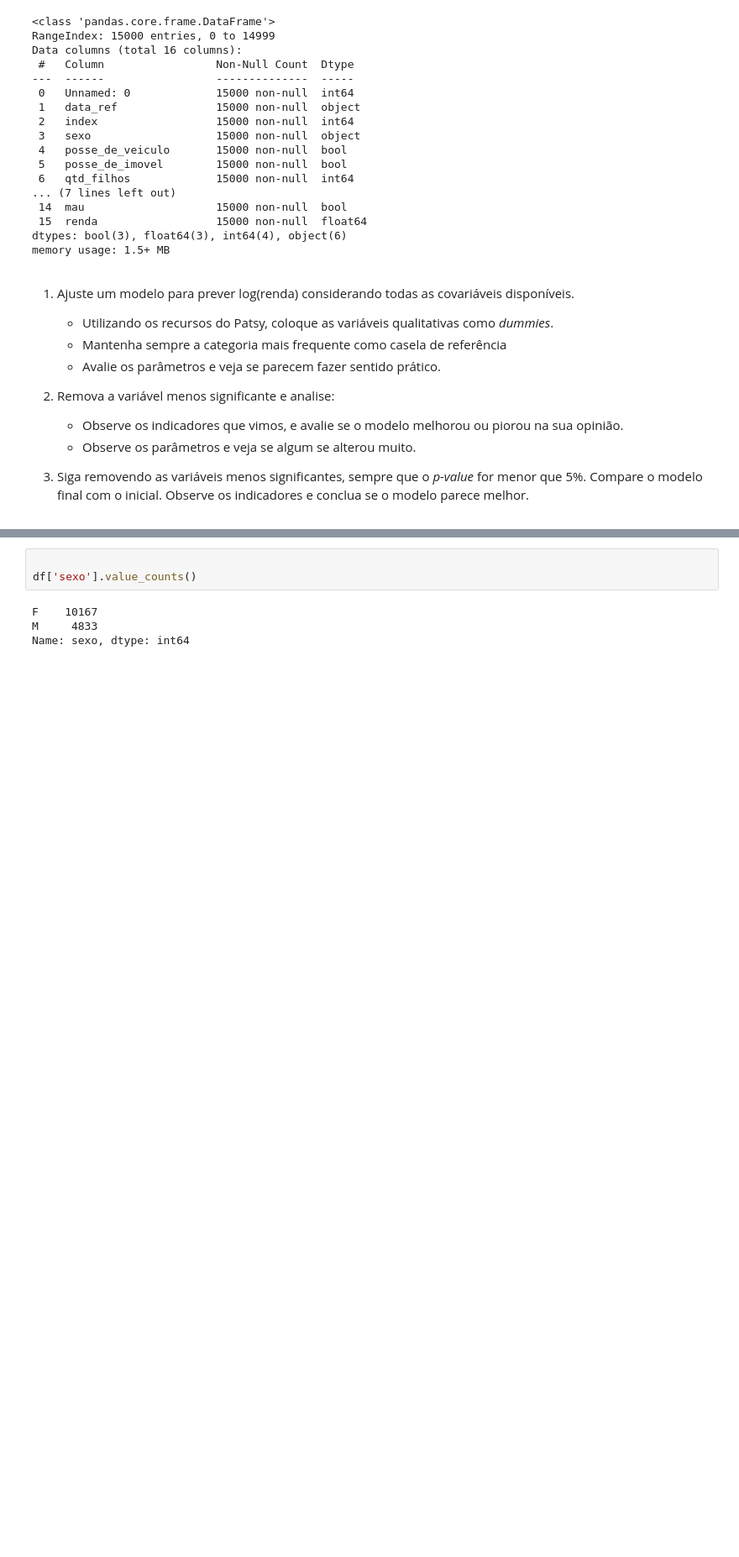
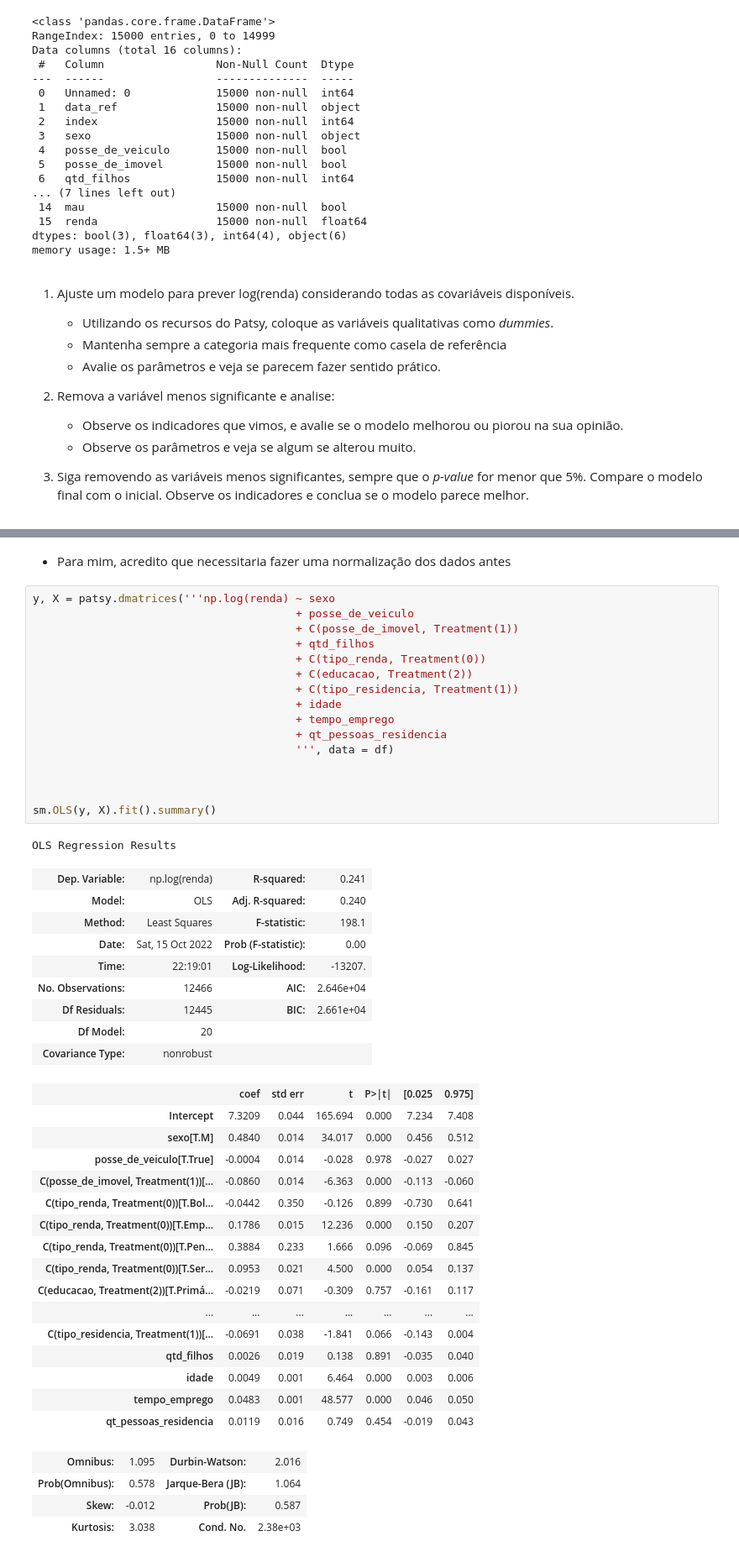
Before and after one commit to lgrdcmt/ebac_exercicios, a Jupyter notebook: Mod13 - Exerc01.ipynb, the cells around one changed output, grey strips where cells are left out. Shown: that part at 84% size. Saved outputs shown, nothing was run; the diff lists cells and outputs as text; blank space fills up the shorter version.

```diff
--- a/Mod13 - Exerc01.ipynb
+++ b/Mod13 - Exerc01.ipynb
@@ -124,7 +190,49 @@ Notes:
-# %%
-
-df['sexo'].value_counts()
-# %% [output]
-F    10167
-M     4833
-Name: sexo, dtype: int64
+# %% [markdown]
+ - Para mim, acredito que necessitaria fazer uma normalização dos dados antes
+# %%
+y, X = patsy.dmatrices('''np.log(renda) ~ sexo
+                                        + posse_de_veiculo
+                                        + C(posse_de_imovel, Treatment(1))
+                                        + qtd_filhos
+                                        + C(tipo_renda, Treatment(0))
+                                        + C(educacao, Treatment(2))
+                                        + C(tipo_residencia, Treatment(1))
+                                        + idade
+                                        + tempo_emprego
+                                        + qt_pessoas_residencia
+                                        ''', data = df)
+
+
+
+sm.OLS(y, X).fit().summary()
+# %% [output]
+OLS Regression Results
+| Dep. Variable: | np.log(renda) | R-squared: | 0.241 |
+| Model: | OLS | Adj. R-squared: | 0.240 |
+| Method: | Least Squares | F-statistic: | 198.1 |
+| Date: | Sat, 15 Oct 2022 | Prob (F-statistic): | 0.00 |
+| Time: | 22:19:01 | Log-Likelihood: | -13207. |
+| No. Observations: | 12466 | AIC: | 2.646e+04 |
+| Df Residuals: | 12445 | BIC: | 2.661e+04 |
+| Df Model: | 20 |  |  |
+| Covariance Type: | nonrobust |  |  |
+|  | coef | std err | t | P>|t| | [0.025 | 0.975] |
+| Intercept | 7.3209 | 0.044 | 165.694 | 0.000 | 7.234 | 7.408 |
+| sexo[T.M] | 0.4840 | 0.014 | 34.017 | 0.000 | 0.456 | 0.512 |
+| posse_de_veiculo[T.True] | -0.0004 | 0.014 | -0.028 | 0.978 | -0.027 | 0.027 |
+| C(posse_de_imovel, Treatment(1))[... | -0.0860 | 0.014 | -6.363 | 0.000 | -0.113 | -0.060 |
+| C(tipo_renda, Treatment(0))[T.Bol... | -0.0442 | 0.350 | -0.126 | 0.899 | -0.730 | 0.641 |
+| C(tipo_renda, Treatment(0))[T.Emp... | 0.1786 | 0.015 | 12.236 | 0.000 | 0.150 | 0.207 |
+| C(tipo_renda, Treatment(0))[T.Pen... | 0.3884 | 0.233 | 1.666 | 0.096 | -0.069 | 0.845 |
+| C(tipo_renda, Treatment(0))[T.Ser... | 0.0953 | 0.021 | 4.500 | 0.000 | 0.054 | 0.137 |
+| C(educacao, Treatment(2))[T.Primá... | -0.0219 | 0.071 | -0.309 | 0.757 | -0.161 | 0.117 |
+| ... | ... | ... | ... | ... | ... | ... |
+| C(tipo_residencia, Treatment(1))[... | -0.0691 | 0.038 | -1.841 | 0.066 | -0.143 | 0.004 |
+| qtd_filhos | 0.0026 | 0.019 | 0.138 | 0.891 | -0.035 | 0.040 |
+| idade | 0.0049 | 0.001 | 6.464 | 0.000 | 0.003 | 0.006 |
+| tempo_emprego | 0.0483 | 0.001 | 48.577 | 0.000 | 0.046 | 0.050 |
+| qt_pessoas_residencia | 0.0119 | 0.016 | 0.749 | 0.454 | -0.019 | 0.043 |
+| Omnibus: | 1.095 | Durbin-Watson: | 2.016 |
+| Prob(Omnibus): | 0.578 | Jarque-Bera (JB): | 1.064 |
+| Skew: | -0.012 | Prob(JB): | 0.587 |
+| Kurtosis: | 3.038 | Cond. No. | 2.38e+03 |
```
Also changed, not shown: parts of 10 cells of this notebook.
